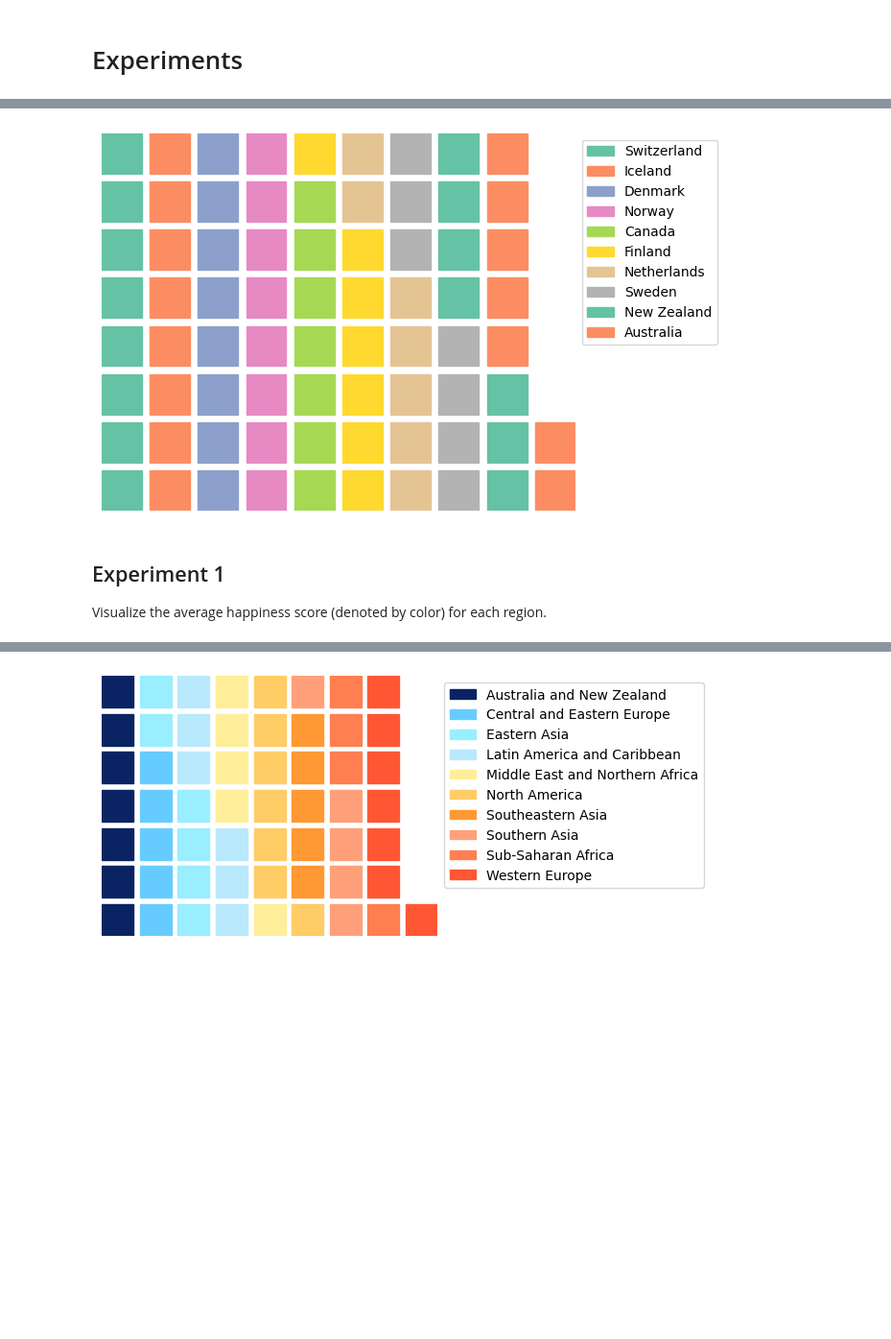
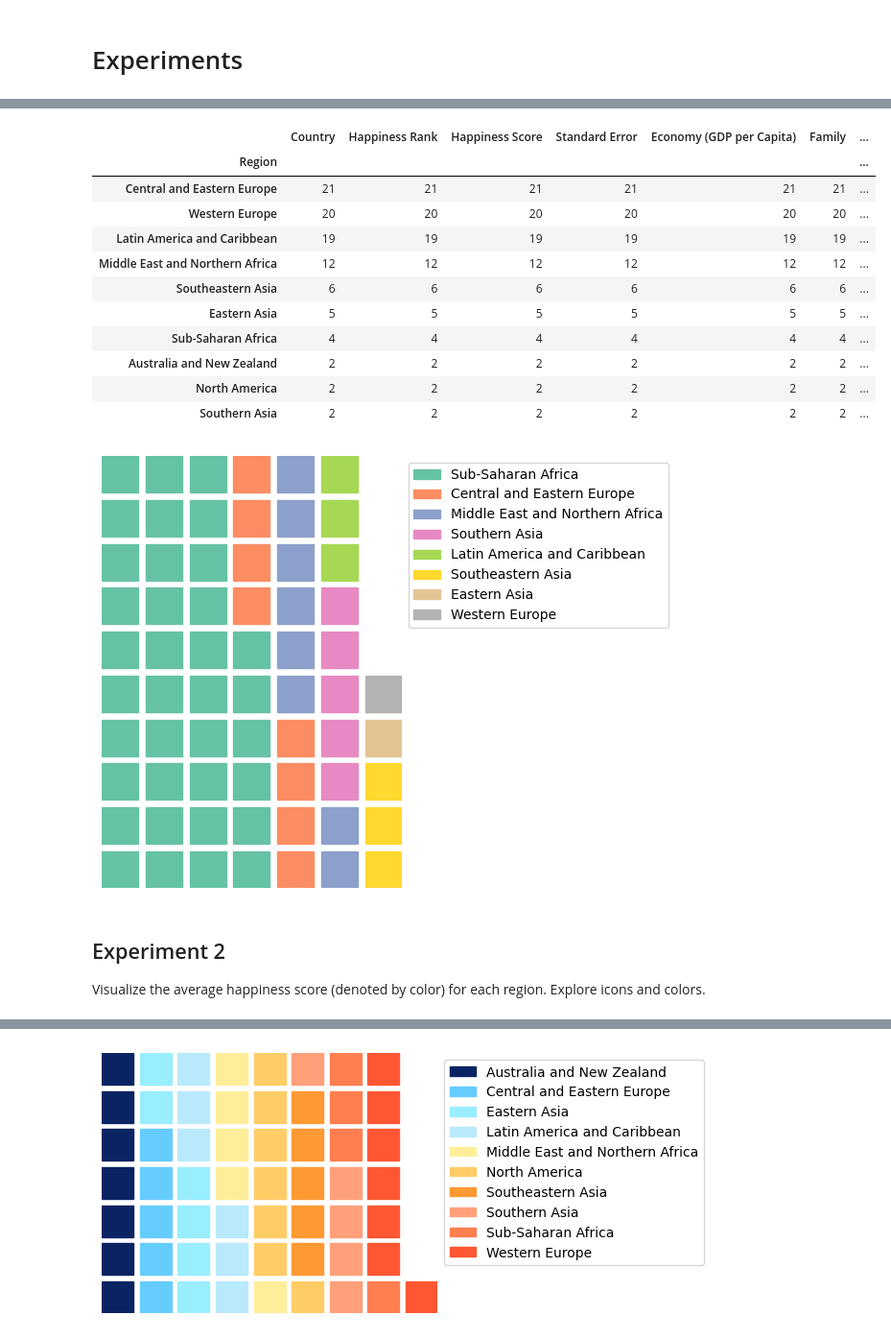
Before and after one commit to SirivellaAnjani/World-Happiness-Visualization, a Jupyter notebook: World_Happiness_Visualization.ipynb, the cells around one changed output, grey strips where cells are left out. Shown: that part at 96% size. Saved outputs shown, nothing was run; the diff lists cells and outputs as text; code cells hidden in the pictures; blank space fills up the shorter version.

```diff
--- a/World_Happiness_Visualization.ipynb
+++ b/World_Happiness_Visualization.ipynb
@@ -232,17 +291,31 @@ Waffle charts are meant to show the contributions of individual categories. We h
+# %%
+# View the data on Happy countries grouped by Region
+dfhr
+# %% [output]
+|  | Country | Happiness Rank | Happiness Score | Standard Error | Economy (GDP per Capita) | Family | ... |
+| Region |  |  |  |  |  |  | ... |
+| Central and Eastern Europe | 21 | 21 | 21 | 21 | 21 | 21 | ... |
+| Western Europe | 20 | 20 | 20 | 20 | 20 | 20 | ... |
+| Latin America and Caribbean | 19 | 19 | 19 | 19 | 19 | 19 | ... |
+| Middle East and Northern Africa | 12 | 12 | 12 | 12 | 12 | 12 | ... |
+| Southeastern Asia | 6 | 6 | 6 | 6 | 6 | 6 | ... |
+| Eastern Asia | 5 | 5 | 5 | 5 | 5 | 5 | ... |
+| Sub-Saharan Africa | 4 | 4 | 4 | 4 | 4 | 4 | ... |
+| Australia and New Zealand | 2 | 2 | 2 | 2 | 2 | 2 | ... |
+| North America | 2 | 2 | 2 | 2 | 2 | 2 | ... |
+| Southern Asia | 2 | 2 | 2 | 2 | 2 | 2 | ... |
 # %%
-# Select the top 10 Ranked countries
-df_top = df[df['Happiness Rank']<11]
-
+# Visualize the size of proportion of unhappy countries Region-wise
 plt.figure(
     FigureClass = Waffle,
-    rows = 8,
-    values = df_top['Happiness Score'],
-    labels=list(df_top.Country),  # Legend would not be created without this line
+    rows = 10,
+    values = dfur['Country'],
+    labels=list(dfur.index),  # Legend would not be created without this line
     legend={'loc': 'upper left', 'bbox_to_anchor': (1, 1)})
 plt.show()
 # %% [output]
-[figure, old version]
+[figure, new version]
 # %% [markdown]
-## Experiment 1
+## Experiment 2
 
-Visualize the average happiness score (denoted by color) for each region.
+Visualize the average happiness score (denoted by color) for each region. Explore icons and colors.
```
Also changed, not shown: parts of 18 cells of this notebook.
